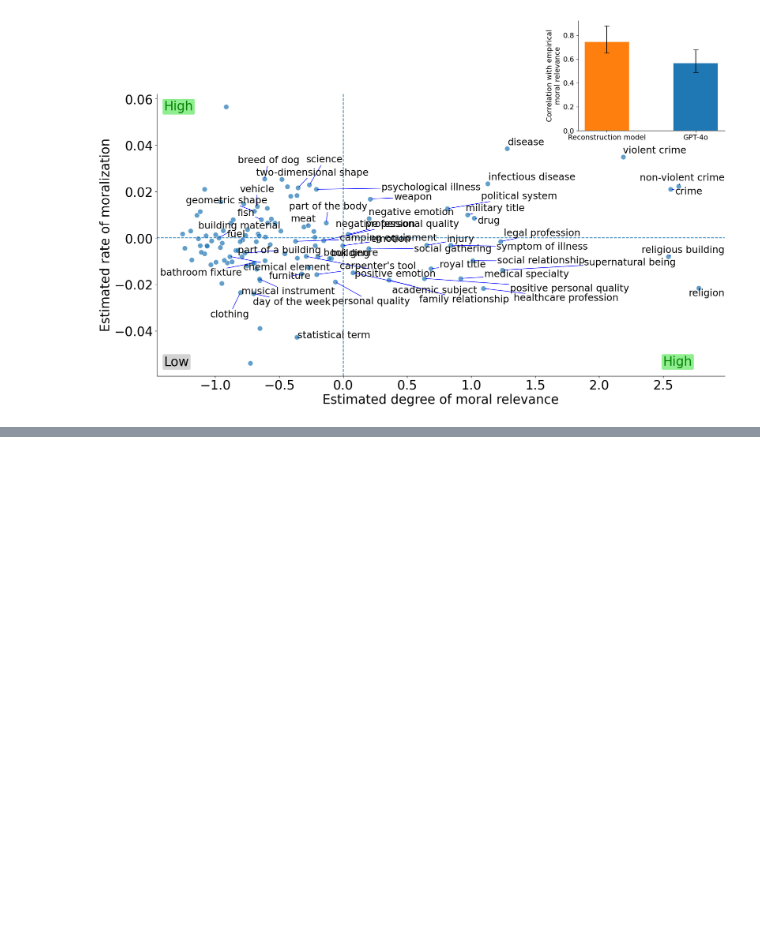
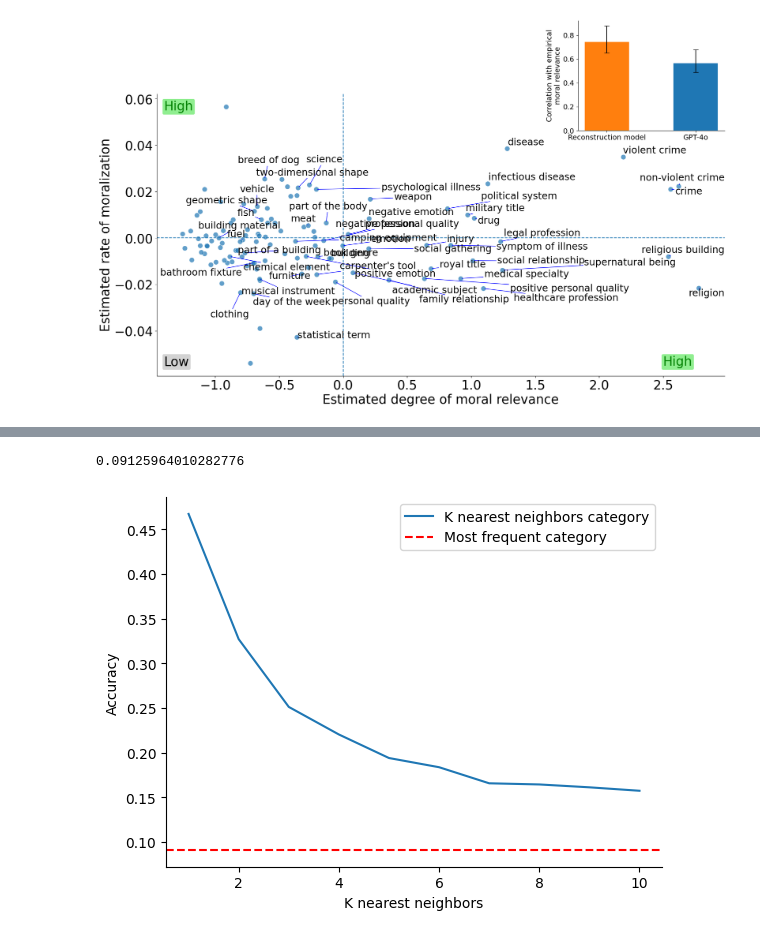
Before and after one commit to AidaRamezani/moralization_temporal, a Jupyter notebook: notebooks/coha_category_eval.ipynb, the cells around one changed output, grey strips where cells are left out. Saved outputs shown, nothing was run; the diff lists cells and outputs as text; code cells hidden in the pictures; blank space fills up the shorter version.

```diff
--- a/notebooks/coha_category_eval.ipynb
+++ b/notebooks/coha_category_eval.ipynb
@@ -306,0 +408,5 @@ plt.savefig('notebooks/figs/figure4_coha.pdf',dpi = 500, bbox_inches = 'tight')
+# %%
+word_mapping = category_df.groupby(['category']).words.unique().to_dict()
+counts = {c: len(word_mapping[c]) for c in word_mapping}
+print(len(counts))
+counts
@@ -306,0 +492,22 @@ plt.savefig('notebooks/figs/figure4_coha.pdf',dpi = 500, bbox_inches = 'tight')
+# %%
+results = []
+for k in range(1, 11):
+
+    predictions = []
+    for i, row in prediction_df.iterrows():
+        training_df = prediction_df.loc[prediction_df.index != i]
+
+        #finding the closes neighbors
+        values = row[['moral_relevance', 'moral_polarity']].values.astype(float)
+        prediction_values = training_df[['moral_relevance','moral_polarity']].values.astype(float)
+
+
+        training_df['similarity'] = np.linalg.norm(prediction_values - values, axis = 1)
+        training_df = training_df.sort_values(by = 'similarity').head(k)
+        #majority vote of training_df categories
+        predictions.append(training_df.category.mode()[0])
+    prediction_df['prediction'] = predictions
+    prediction_df['correct'] = [w in word_mapping[p] for w, p in zip(prediction_df.word, prediction_df.prediction)]
+    results.append({'k':k, 'accuracy':prediction_df.correct.mean()})
+# %%
+results = pd.DataFrame(results)
@@ -306,0 +528,19 @@ plt.savefig('notebooks/figs/figure4_coha.pdf',dpi = 500, bbox_inches = 'tight')
+# %%
+max_category = prediction_df[['category','word']].drop_duplicates().groupby('category').word.count().idxmax()
+prediction_df['max_category'] = max_category
+prediction_df['max_correct'] = [w in word_mapping[p] for w, p in zip(prediction_df.word, prediction_df.max_category)]
+max_accuracy = prediction_df.max_correct.sum() / len(prediction_df)
+max_accuracy
+# %% [output]
+0.09125964010282776
+# %%
+sns.lineplot(data = results, x = 'k', y = 'accuracy',label = 'K nearest neighbors category')
+plt.xlabel('K nearest neighbors')
+plt.ylabel('Accuracy')
+plt.axhline(y = max_accuracy, color = 'red', linestyle = '--',label = 'Most frequent category')
+plt.legend()
+sns.despine()
+plt.savefig('notebooks/figs/k_nearest_neighbors.pdf',dpi = 500, bbox_inches = 'tight')
+plt.show()
+# %% [output]
+[figure, added]
```
Also changed, not shown: parts of 10 cells of this notebook.
